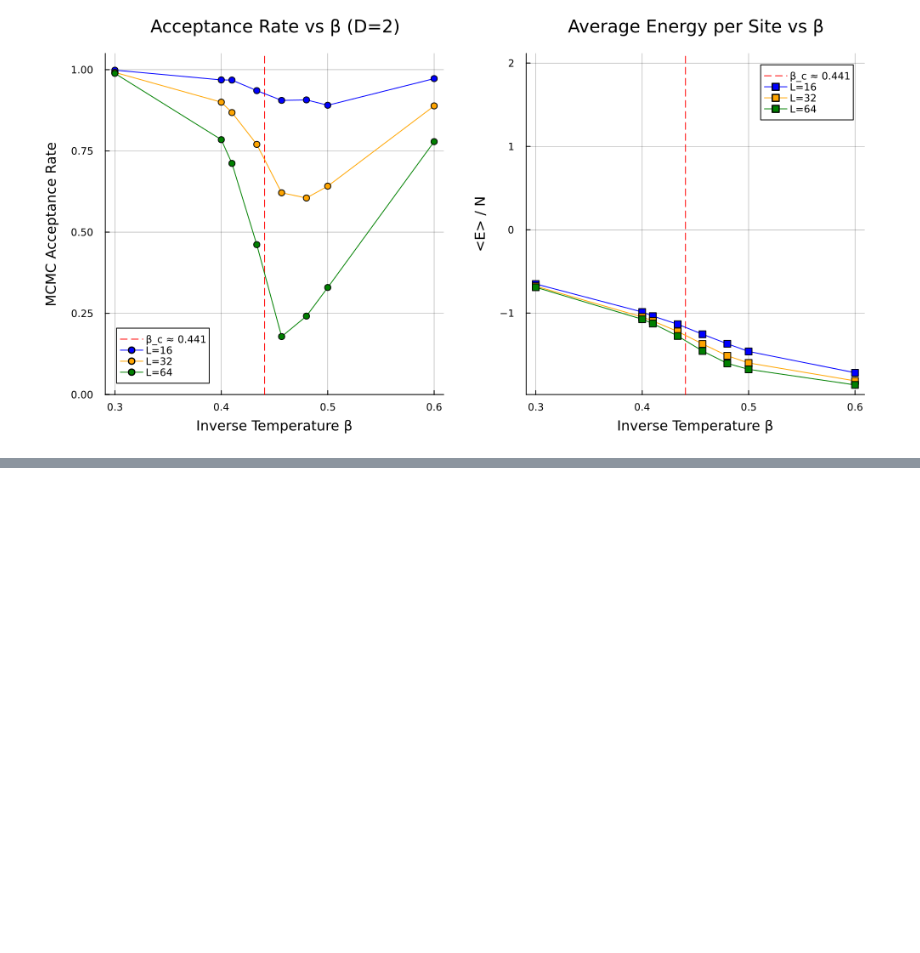
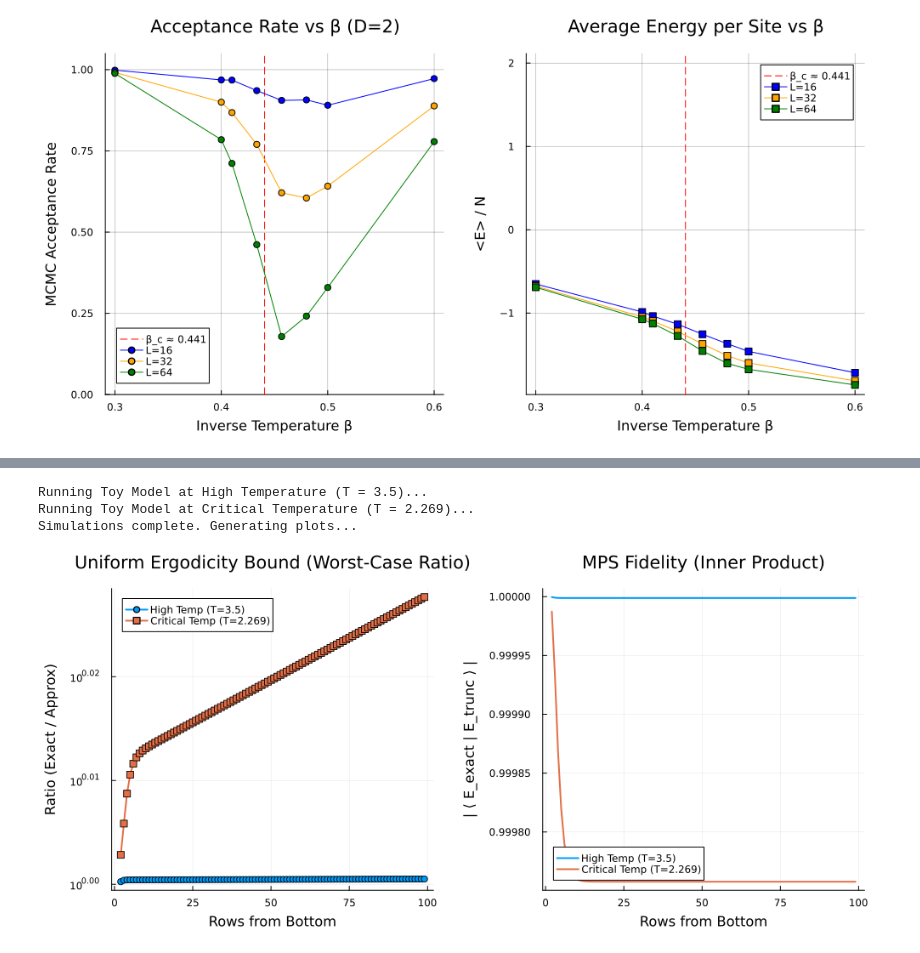
Before and after one commit to jmarquezol/QuantumMaster, a Jupyter notebook: internship_ICFO/jl/icfo_intern/simulation.ipynb, the cells around one changed output, grey strips where cells are left out. Drawn from its saved outputs; the diff is of its cells as text; code cells hidden in the pictures; blank space fills up the shorter version.

```diff
--- a/internship_ICFO/jl/icfo_intern/simulation.ipynb
+++ b/internship_ICFO/jl/icfo_intern/simulation.ipynb
@@ -100,0 +245,54 @@ plot(p1, p2, layout=(1, 2), size=(1000, 500), margin=5Plots.mm)
+# %%
+# Execute the Toy Model and Plot the Mengersen-Tweedie Bound
+
+# 1. Set Simulation Parameters
+Lx = 100           # Length of the strip
+D_bound = 2       # Your TNMH truncation bond dimension
+
+# High Temperature (Disordered Phase)
+T_high = 3.5
+beta_high = 1.0 / T_high
+
+# Critical Temperature (Diverging Correlation Length)
+T_crit = 2.269
+beta_crit = 1.0 / T_crit
+
+# 2. Run the Simulations
+println("Running Toy Model at High Temperature (T = $T_high)...")
+x_vals_high, fid_high, ratios_high = run_toy_model_error_tracker(Lx, beta_high, D_bound)
+
+println("Running Toy Model at Critical Temperature (T = $T_crit)...")
+x_vals_crit, fid_crit, ratios_crit = run_toy_model_error_tracker(Lx, beta_crit, D_bound)
+
+# 3. Plotting the Results
+println("Simulations complete. Generating plots...")
+
+# Plot A: The Mengersen-Tweedie Worst-Case Ratio (The "C" Constant)
+# We use a log10 scale for the Y-axis because the error ratio can grow exponentially
+pA = plot(title="Uniform Ergodicity Bound (Worst-Case Ratio)",
+          xlabel="Rows from Bottom",
+          ylabel="Ratio (Exact / Approx)",
+          yscale=:log10,
+          legend=:topleft,
+          grid=true)
+
+plot!(pA, x_vals_high, ratios_high, label="High Temp (T=$T_high)", linewidth=2, marker=:circle)
+plot!(pA, x_vals_crit, ratios_crit, label="Critical Temp (T=$T_crit)", linewidth=2, marker=:square)
+
+# Plot B: Additive Error (Fidelity)
+pB = plot(title="MPS Fidelity (Inner Product)",
+          xlabel="Rows from Bottom",
+          ylabel="| ⟨ E_exact | E_trunc ⟩ |",
+          legend=:bottomleft,
+          grid=true)
+
+plot!(pB, x_vals_high, fid_high, label="High Temp (T=$T_high)", linewidth=2)
+plot!(pB, x_vals_crit, fid_crit, label="Critical Temp (T=$T_crit)", linewidth=2)
+
+# Combine into a single figure side-by-side
+plot(pA, pB, layout=(1, 2), size=(1000, 450), margin=5Plots.mm)
+# %% [output]
+Running Toy Model at High Temperature (T = 3.5)...
+Running Toy Model at Critical Temperature (T = 2.269)...
+Simulations complete. Generating plots...
+[figure, added]
```
Also changed, not shown: parts of 6 cells of this notebook, 2 other files.
